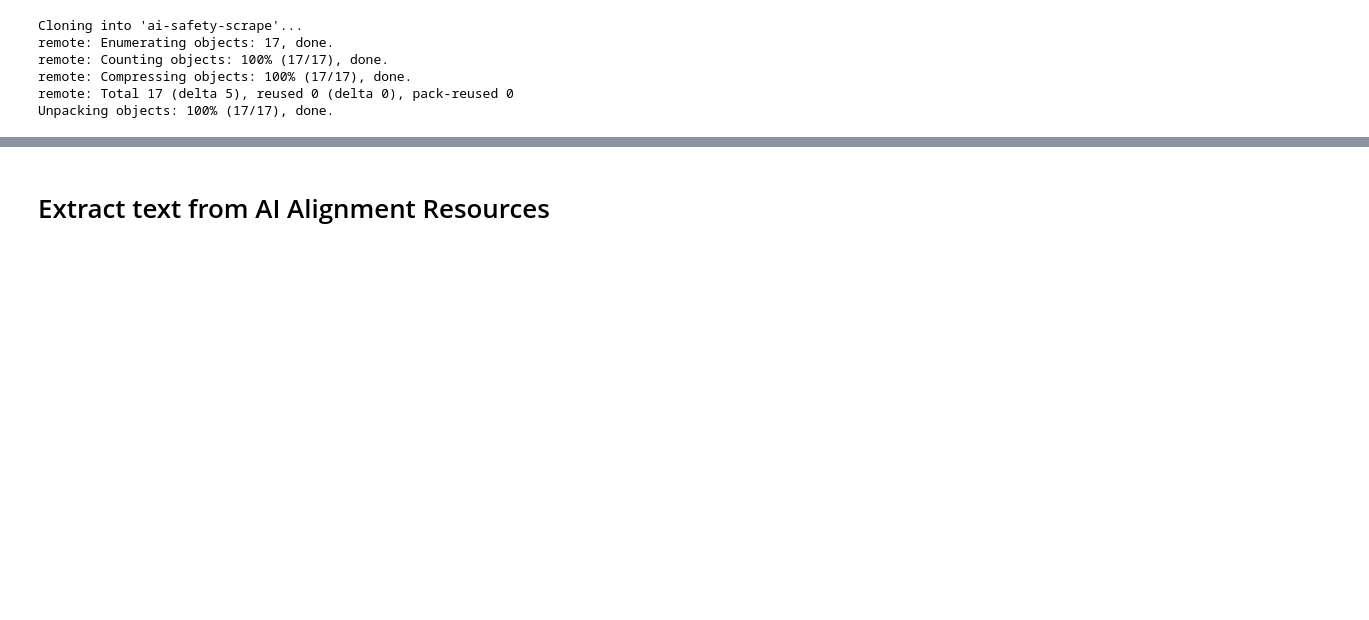
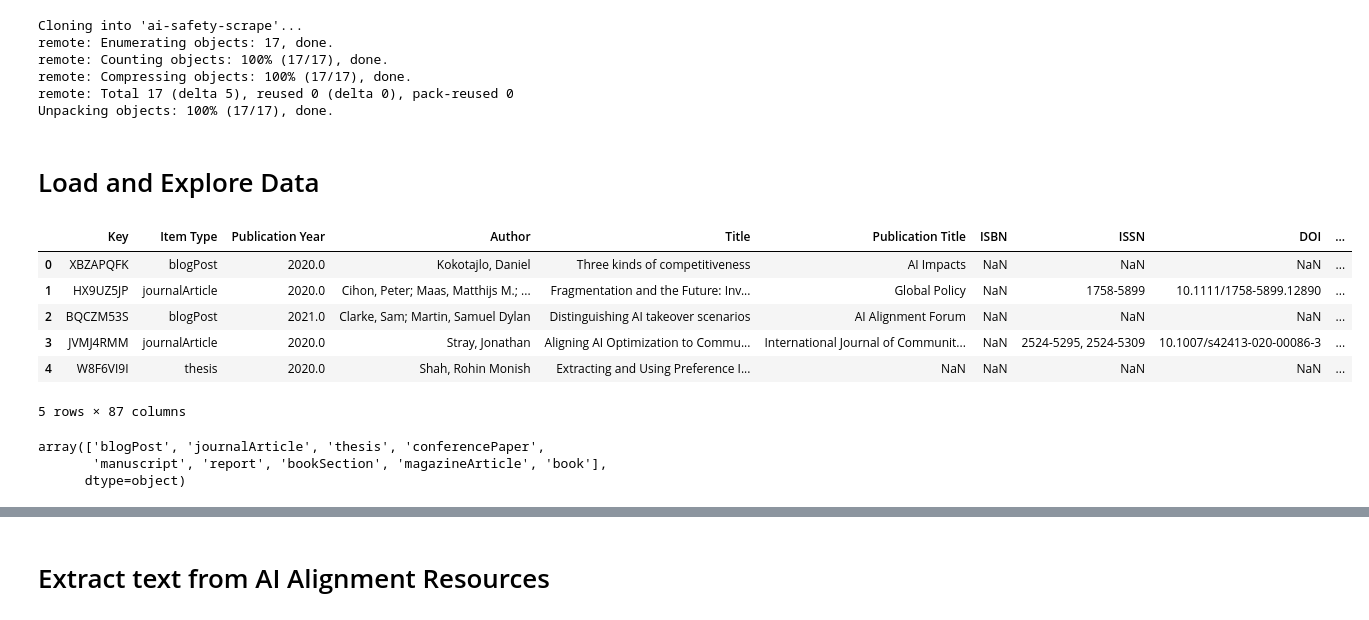
Before and after one commit to JayThibs/ai-safety-scrape, a Jupyter notebook: scrape_ai_alignment_content.ipynb, the cells around one changed output, grey strips where cells are left out. Saved outputs shown, nothing was run; the diff lists cells and outputs as text; code cells hidden in the pictures; blank space fills up the shorter version.

Commit message:
Exploring the data.

```diff
--- a/scrape_ai_alignment_content.ipynb
+++ b/scrape_ai_alignment_content.ipynb
@@ -48,3 +48,22 @@ remote: Counting objects: 100% (17/17), done.
 remote: Compressing objects: 100% (17/17), done.
 remote: Total 17 (delta 5), reused 0 (delta 0), pack-reused 0
 Unpacking objects: 100% (17/17), done.
+# %% [markdown]
+# Load and Explore Data
+# %%
+df = pd.read_csv('ai-alignment-papers.csv')
+df.head()
+# %% [output]
+|  | Key | Item Type | Publication Year | Author | Title | Publication Title | ISBN | ISSN | DOI | ... |
+| 0 | XBZAPQFK | blogPost | 2020.0 | Kokotajlo, Daniel | Three kinds of competitiveness | AI Impacts | NaN | NaN | NaN | ... |
+| 1 | HX9UZ5JP | journalArticle | 2020.0 | Cihon, Peter; Maas, Matthijs M.; ... | Fragmentation and the Future: Inv... | Global Policy | NaN | 1758-5899 | 10.1111/1758-5899.12890 | ... |
+| 2 | BQCZM53S | blogPost | 2021.0 | Clarke, Sam; Martin, Samuel Dylan | Distinguishing AI takeover scenarios | AI Alignment Forum | NaN | NaN | NaN | ... |
+| 3 | JVMJ4RMM | journalArticle | 2020.0 | Stray, Jonathan | Aligning AI Optimization to Commu... | International Journal of Communit... | NaN | 2524-5295, 2524-5309 | 10.1007/s42413-020-00086-3 | ... |
+| 4 | W8F6VI9I | thesis | 2020.0 | Shah, Rohin Monish | Extracting and Using Preference I... | NaN | NaN | NaN | NaN | ... |
+5 rows × 87 columns
+# %%
+df['Item Type'].unique()
+# %% [output]
+array(['blogPost', 'journalArticle', 'thesis', 'conferencePaper',
+       'manuscript', 'report', 'bookSection', 'magazineArticle', 'book'],
+      dtype=object)
```
Also changed, not shown: parts of 4 cells of this notebook.
